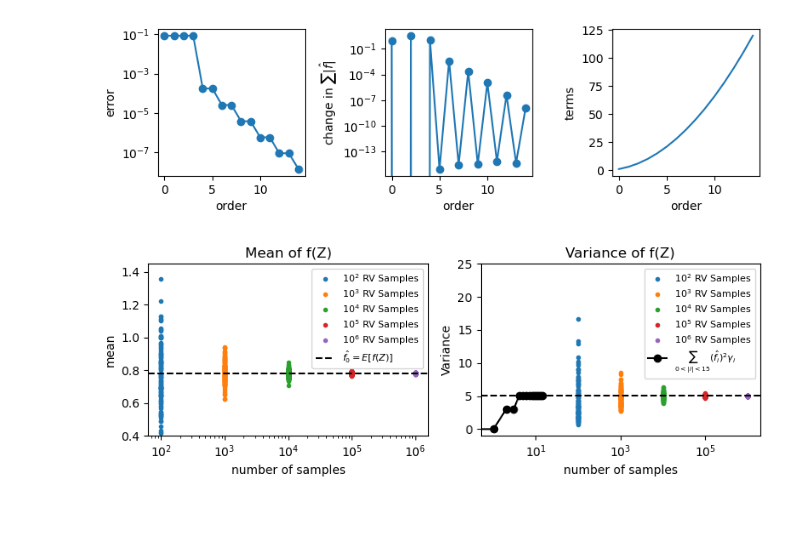
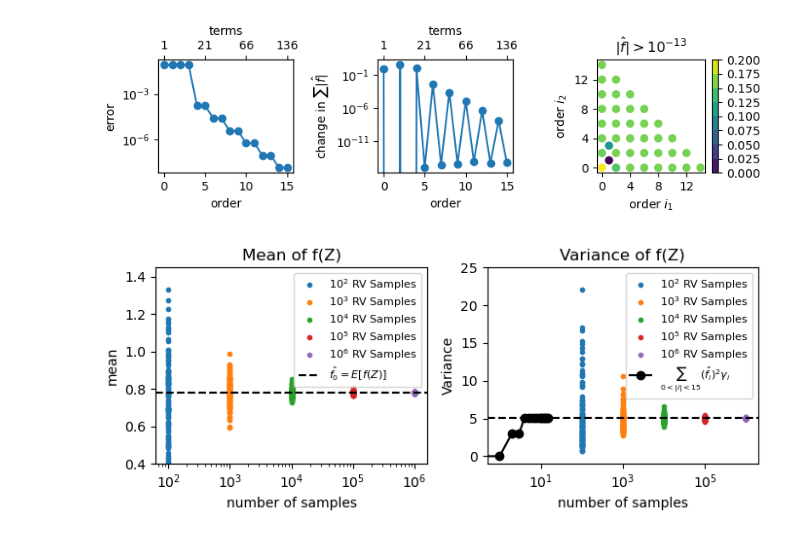
Before and after one commit to NiklasSchaaf/UQ_2023, a Jupyter notebook: homework_4/hw_nik.ipynb, the cells around one changed output. Cells and saved outputs as stored; diff of their text form; code cells hidden in the pictures.

```diff
--- a/homework_4/hw_nik.ipynb
+++ b/homework_4/hw_nik.ipynb
@@ -186,0 +152,10 @@ plt.colorbar()
+# %%
+max_order = 15 # define highest order of approximation
+size = 1000 # define gridsize
+
+X, Y = np.meshgrid(np.linspace(-1,1,size), np.linspace(-3,3,size))
+
+Zf = function(X,Y) # calculate f(X,Y) on grid
+
+pairs, fhats, gamma1s, gamma2s = get_coefficents(max_order) # calculate coefficents
+Zp = proj_eval(X,Y,pairs,fhats) # calculate fp(X,Y) on grid for max_order
@@ -219,6 +201,6 @@ fig.tight_layout()
 # %%
 # use the calculated coesfficents to get the errors for lower orders
-orders = np.arange(0,max_order)
+orders = np.arange(0,max_order+1)
 terms = []
 errors = []
 sum_fhats = []
@@ -259,26 +220,63 @@ Text(0.5, 0, 'order')
+# %%
+# reshape data for scatter plot
+x_fhats = []
+y_fhats = []
+z_fhats = []
+fhats_matrix = np.zeros((max_order+1,max_order+1))
+for i,pair in enumerate(pairs):
+    if np.abs(fhats[i]) > 10**(-13): # and fhats[i] < 10**(-1):
+        x_fhats.append(pair[0])
+        y_fhats.append(pair[1])
+        z_fhats.append(fhats[i])
+    fhats_matrix[pair[0],pair[1]] = fhats[i]
 # %%
+# plot convergence
 fig, [ax1, ax2, ax3] = plt.subplots(1,3)
 fig.set_size_inches(8,2.5)
 
 ax1.plot(orders, errors, marker = 'o')
 ax1.set_xlabel(r"order")
 ax1.set_ylabel(r"error")
+ax1.set_xticks(orders[0::5])
 ax1.set_yscale('log')
+
+ax11 = ax1.twiny()
+ax11.set_xlim(ax1.get_xlim())
+ax11.set_xticks(orders[0::5])
+ax11.set_xticklabels(terms[0::5])
+ax11.set_xlabel(r"terms")
 
 ax2.plot(orders, sum_fhats, marker = 'o')
 ax2.set_yscale('log')
+ax2.set_xticks(orders[0::5])
 ax2.set_ylabel(r'change in $\sum{\hat{|f|}}$')
 ax2.set_xlabel(r"order")
 
-ax3.plot(orders,terms)
-ax3.set_ylabel(r'terms')
-ax3.set_xlabel(r"order")
+ax21 = ax2.twiny()
+ax21.set_xlim(ax1.get_xlim())
+ax21.set_xticks(orders[0::5])
+ax21.set_xticklabels(terms[0::5])
+ax21.set_xlabel(r"terms")
+
+# ax3.plot(orders,terms)
+# ax3.set_ylabel(r'terms')
+# ax3.set_xlabel(r"order")
+
+ax3.scatter(x_fhats, y_fhats, c = z_fhats, cmap = 'viridis')
+ax3.set_xticks(orders[0::4])
+ax3.set_yticks(orders[0::4])
+ax3.set_xlabel('order $i_1$')
+ax3.set_ylabel('order $i_2$')
+ax3.set_title('$|\hat{f}| > 10^{-13}$')
+plt.colorbar(c10, ax=ax3)
 fig.tight_layout()
+plt.savefig('convergence.png', dpi = 300)
 # %% [output]
-[figure, old version]
+[figure, new version]
 # %%
+# plot mean and variance against MC
 fig, axs = plt.subplots(1,2)
-fig.set_size_inches(8,3)
+fig.set_size_inches(7,3)
 
 samples = [100, 1000, 10000, 100000, 1000000]
 
@@ -300,31 +298,32 @@ for num in samples:
     axs[0].semilogx([num] * len(sample_mean[num]), sample_mean[num], '.', label=f"$10^{num_log10}$ RV Samples")
 
 axs[0].axhline(fhats[0], color='black', linestyle='--', label=r'$\hat{f_0}=E[f(Z)]$')
 axs[0].set_title("Mean of f(Z)")
 axs[0].set_xlabel("number of samples")
 axs[0].set_ylabel("mean")
 axs[0].set_ylim(0.4, 1.45)
 axs[0].legend(loc = 'upper right', prop = {"size" : 8}, labelspacing = 0.2 )
 
 var_ord = []
 for order in orders:
     ord_pairs = get_pairs(order)
     var = 0
     for i,pair in enumerate(pairs):
         if (pair in ord_pairs) and (pair != (0,0)):
             var += np.square(fhats[i]) * gamma1s[pair[0]] * gamma2s[pair[1]]
     var_ord.append(var)
 
 for num in samples:
     num_log10 = int(np.log10(num))
     plt.semilogx([num] * len(sample_var[num]), sample_var[num], '.', label=f"$10^{num_log10}$ RV Samples")
 axs[1].semilogx(var_ord, '-o', color='black', label=r"$\sum_{0< |i| <15} (\hat{f_i})^{2}\gamma_i$")
 axs[1].axhline(var_ord[-1], color='black', linestyle='--')
 axs[1].set_title("Variance of f(Z)")
 axs[1].set_xlabel("number of samples")
 axs[1].set_ylabel("Variance")
 axs[1].legend(loc = 'upper right', prop = {"size" : 8}, labelspacing = 0.2 )
 axs[1].set_ylim(-1,25)
 fig.tight_layout()
+plt.savefig('mean_var.png', dpi = 300)
 # %% [output]
-[figure, old version]
+[figure, new version]
```
Also changed, not shown: parts of 12 cells of this notebook, 4 other files.
